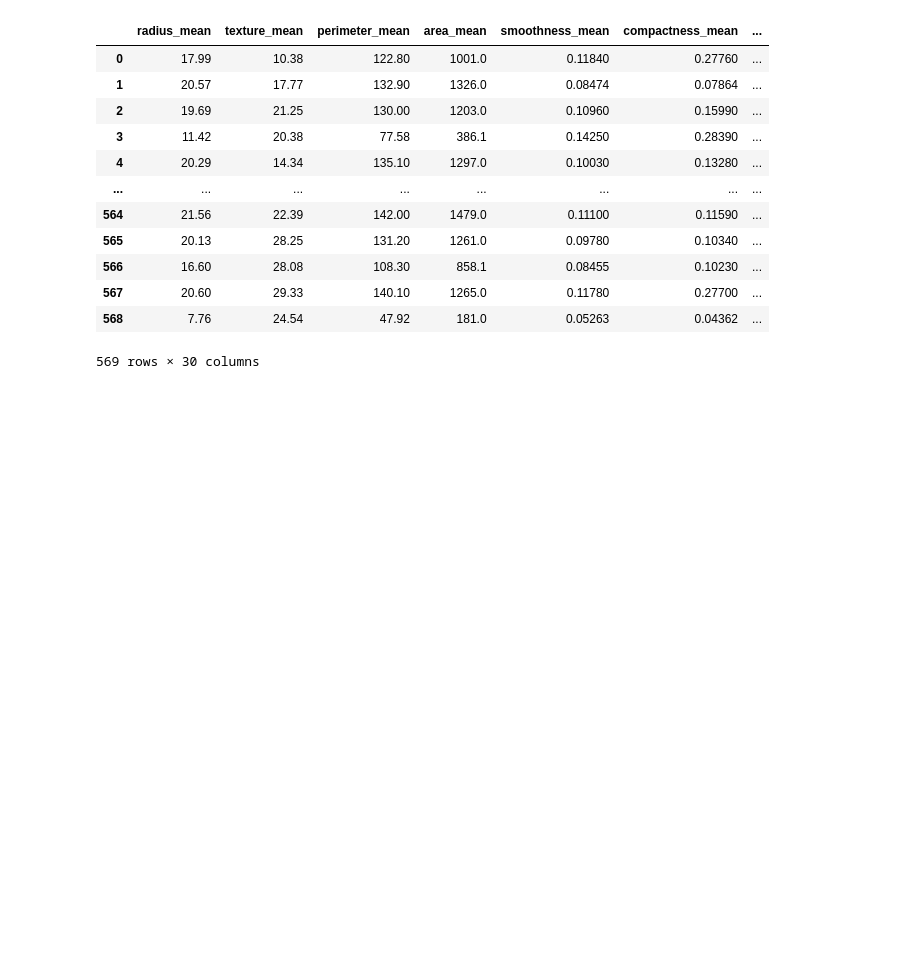
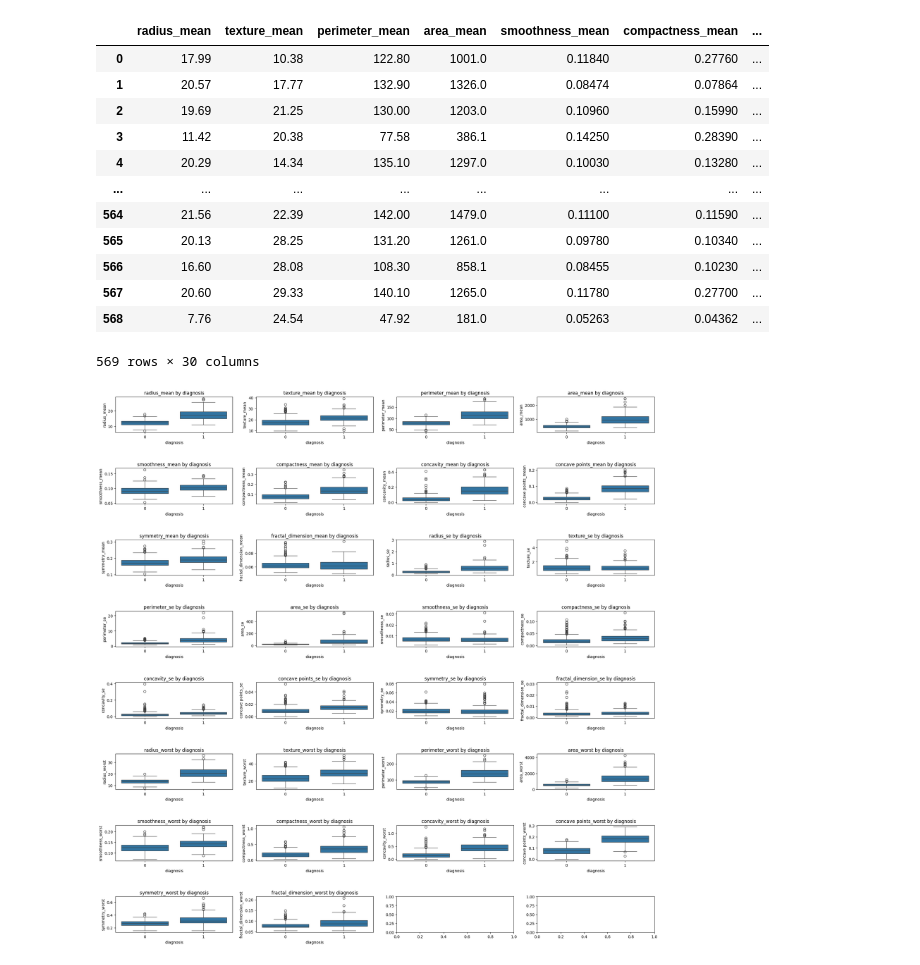
Before and after one commit to SimonGarcia01/cancer-analysis, a Jupyter notebook: DataExploration.ipynb, the cells around one changed output. Cells and saved outputs as stored; diff of their text form; code cells hidden in the pictures; blank space fills up the shorter version.

```diff
--- a/DataExploration.ipynb
+++ b/DataExploration.ipynb
@@ -156,7 +155,8 @@ Int_Diagnosis
 ## Numerical Variables
 # %%
 #Now we observe the rest of float variables, excluding: ID, diagnosis and Int_diagnosis
-data[data.columns[2:32]]
+parameters = data[data.columns[1:]]
+parameters
 # %% [output]
 |  | radius_mean | texture_mean | perimeter_mean | area_mean | smoothness_mean | compactness_mean | ... |
 | 0 | 17.99 | 10.38 | 122.80 | 1001.0 | 0.11840 | 0.27760 | ... |
@@ -171,3 +171,16 @@ data[data.columns[2:32]]
 | 567 | 20.60 | 29.33 | 140.10 | 1265.0 | 0.11780 | 0.27700 | ... |
 | 568 | 7.76 | 24.54 | 47.92 | 181.0 | 0.05263 | 0.04362 | ... |
 569 rows × 30 columns
+# %%
+fig, axes = plt.subplots(nrows=8, ncols=4, figsize=(25, 25))
+fig.subplots_adjust(hspace=1)
+
+axes = axes.flatten()
+
+for i, column in enumerate(parameters.columns):
+    sns.boxplot(x="diagnosis", y=column, data=data, ax=axes[i])
+    axes[i].set_title(f'{column} by {"diagnosis"}')
+    axes[i].set_xlabel("diagnosis")
+    axes[i].set_ylabel(column)
+# %% [output]
+[figure, added]
```
Also changed, not shown: parts of 45 cells of this notebook.
